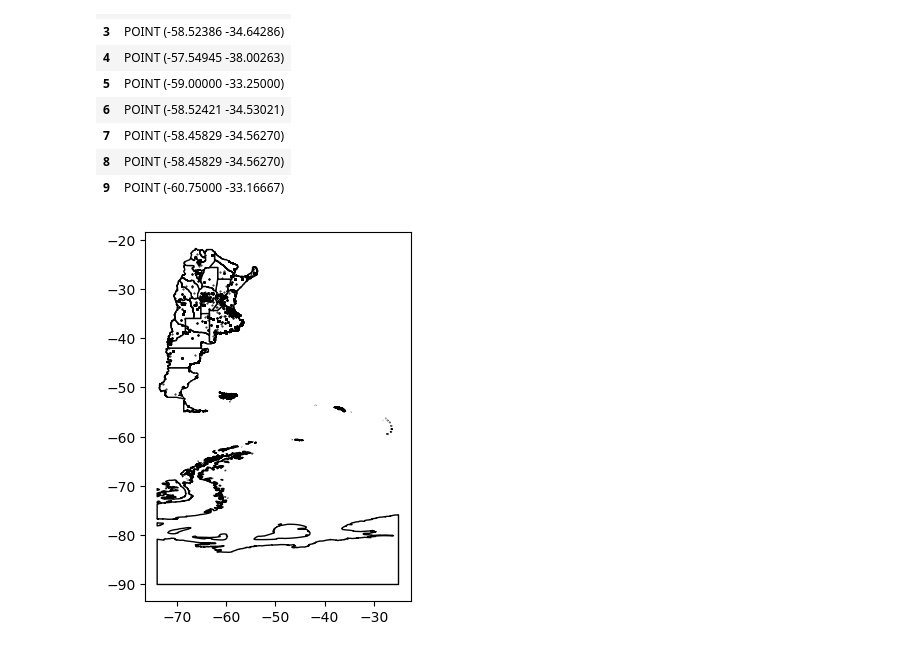
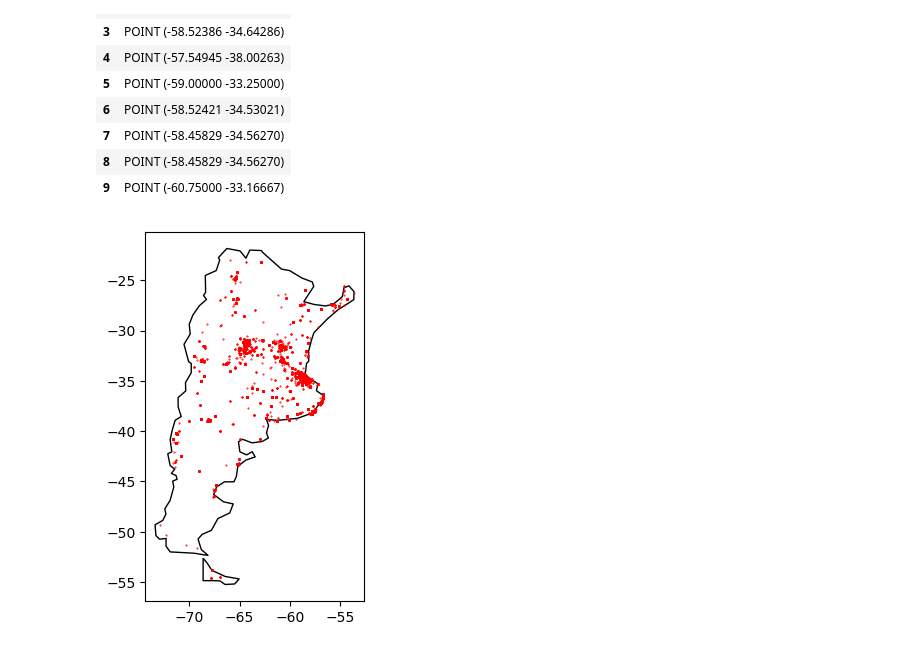
Before and after one commit to juansv2k2/property-price-analysis, a Jupyter notebook: Grupo 7.ipynb, the cells around one changed output. Saved outputs shown, nothing was run; the diff lists cells and outputs as text; code cells hidden in the pictures.

```diff
--- a/Grupo 7.ipynb
+++ b/Grupo 7.ipynb
@@ -10,10 +12,16 @@ import pyproj
 # %%
-# importo el Mapa de Argentina con info por provincias
+# importo el Mapa de Argentina CON info por provincias
 
 data_location = "./provincias/provincia.shx"
-
 mapa_argentina = gpd.read_file(data_location)
 
+
+
+# importo el Mapa (2) de Argentina SIN info por provincias
+
+mundo = gpd.read_file(gpd.datasets.get_path("naturalearth_lowres"))
+mapa_argentina_2 = mundo[mundo.name == "Argentina"]
+
 mapa_argentina.head(24)
 # %% [output]
 |  | gid | entidad | fna | gna | nam | in1 | fdc | sag | geometry |
@@ -230,11 +265,11 @@ geodataframe_df_properatti.head(10)
 | 9 | POINT (-60.75000 -33.16667) |
 # %%
 # Mapa de Argentina
-ax = mapa_argentina.plot(color='white', edgecolor='black')
+ax = mapa_argentina_2.plot(color='white', edgecolor='black')
 
 # Sobre las ciudades superpone el mapa del país
-geodataframe_df_properatti.plot(ax=ax, color='black', markersize=0.2)
+geodataframe_df_properatti.plot(ax=ax, color='red', markersize=0.2)
 
 plt.show()
 # %% [output]
-[figure, old version]
+[figure, new version]
```
Also changed, not shown: parts of 8 cells of this notebook, 1 other file.
